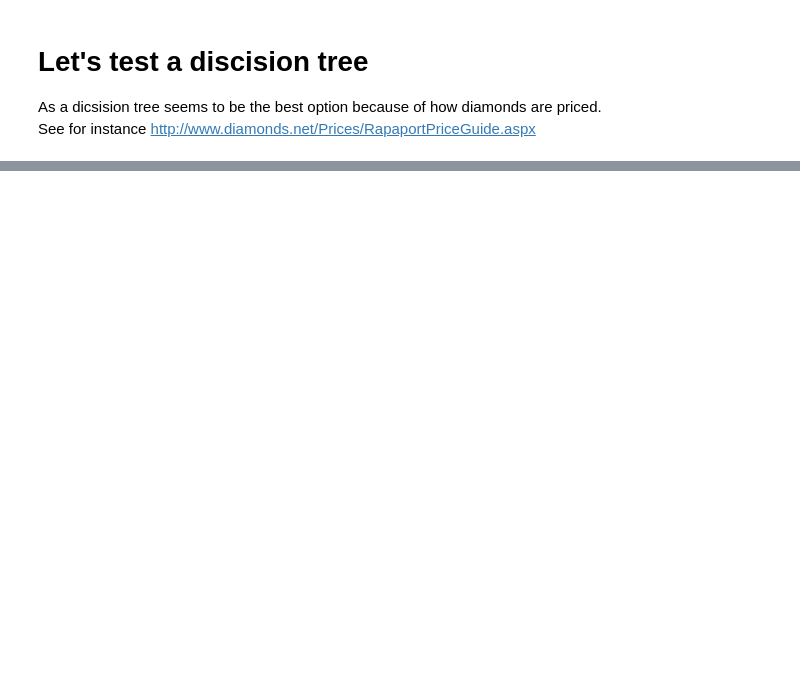
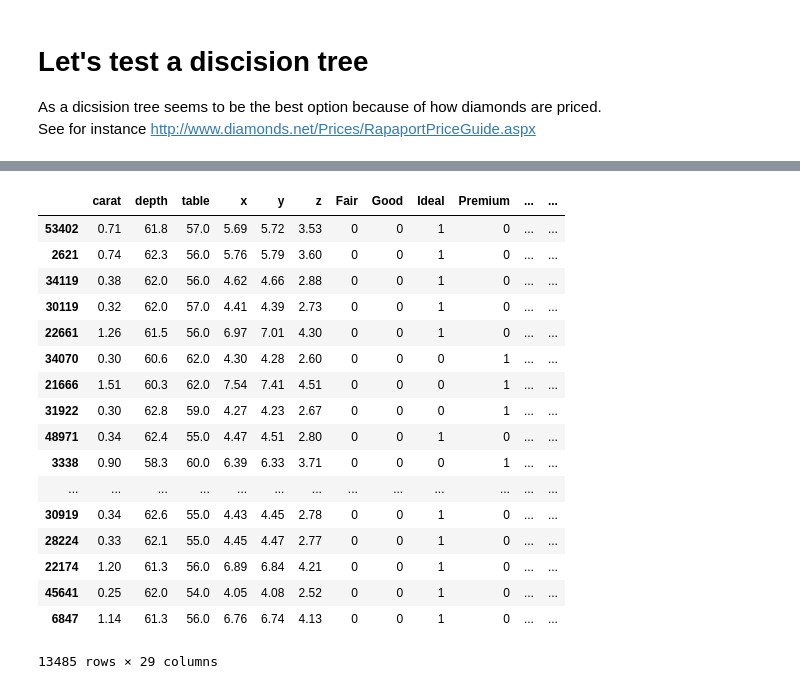
Before and after one commit to 0Rick0/DS-ML-Miniproject, a Jupyter notebook: diamonds.csv.ipynb, the cells around one changed output, grey strips where cells are left out. Drawn from its saved outputs; the diff is of its cells as text; code cells hidden in the pictures; blank space fills up the shorter version.

```diff
--- a/diamonds.csv.ipynb
+++ b/diamonds.csv.ipynb
@@ -199,0 +352,34 @@ Let's try some other algorithms to see if they give beter results.
+# %%
+def get_model(X):
+    def get_inner_model():
+        model = Sequential()
+        model.add(Dense(units=len(X.columns) * 2, input_dim=len(X.columns), activation='relu'))
+        # model.add(BatchNormalization())
+        model.add(Dense(units=len(X.columns), activation='relu'))
+        # model.add(Dense(units=8, activation='relu'))
+        # model.add(Dense(units=128, activation='relu'))
+        # model.add(Dense(units=128, activation='relu'))
+        # model.add(Dense(units=32, activation='relu'))
+        # model.add(Dense(units=16, activation='relu'))
+        # model.add(Dropout(0.4))
+        model.add(Dense(units=1))
+
+        model.compile(loss='mean_squared_error', optimizer='nadam')
+        return model
+    return get_inner_model
+# %%
+# With hot encoding
+X_train, X_test, y_train, y_test = train_test_split(X_hot, y)
+sc = StandardScaler()
+sc.fit(X_test, y_test)
+X_tests = sc.transform(X_test)
+
+estimators = [
+    ('standardize', StandardScaler()),
+    ('mlp', KerasRegressor(build_fn=get_model(X_hot), epochs=30, batch_size=16, validation_data=(X_tests, y_test), callbacks=[plot_losses]))
+    ]
+
+pipeline = Pipeline(estimators)
+
+
+pipeline.fit(X_train, y_train)
@@ -199,0 +393,27 @@ Let's try some other algorithms to see if they give beter results.
+# %%
+y_pred = pipeline.predict(X_test)
+
+total = X_test.copy()
+total['actual'] = y_test
+total['predict'] = y_pred
+total['delta'] = (y_test - y_pred).abs()
+total
+# %% [output]
+|  | carat | depth | table | x | y | z | Fair | Good | Ideal | Premium | ... | ... |
+| 53402 | 0.71 | 61.8 | 57.0 | 5.69 | 5.72 | 3.53 | 0 | 0 | 1 | 0 | ... | ... |
+| 2621 | 0.74 | 62.3 | 56.0 | 5.76 | 5.79 | 3.60 | 0 | 0 | 1 | 0 | ... | ... |
+| 34119 | 0.38 | 62.0 | 56.0 | 4.62 | 4.66 | 2.88 | 0 | 0 | 1 | 0 | ... | ... |
+| 30119 | 0.32 | 62.0 | 57.0 | 4.41 | 4.39 | 2.73 | 0 | 0 | 1 | 0 | ... | ... |
+| 22661 | 1.26 | 61.5 | 56.0 | 6.97 | 7.01 | 4.30 | 0 | 0 | 1 | 0 | ... | ... |
+| 34070 | 0.30 | 60.6 | 62.0 | 4.30 | 4.28 | 2.60 | 0 | 0 | 0 | 1 | ... | ... |
+| 21666 | 1.51 | 60.3 | 62.0 | 7.54 | 7.41 | 4.51 | 0 | 0 | 0 | 1 | ... | ... |
+| 31922 | 0.30 | 62.8 | 59.0 | 4.27 | 4.23 | 2.67 | 0 | 0 | 0 | 1 | ... | ... |
+| 48971 | 0.34 | 62.4 | 55.0 | 4.47 | 4.51 | 2.80 | 0 | 0 | 1 | 0 | ... | ... |
+| 3338 | 0.90 | 58.3 | 60.0 | 6.39 | 6.33 | 3.71 | 0 | 0 | 0 | 1 | ... | ... |
+| ... | ... | ... | ... | ... | ... | ... | ... | ... | ... | ... | ... | ... |
+| 30919 | 0.34 | 62.6 | 55.0 | 4.43 | 4.45 | 2.78 | 0 | 0 | 1 | 0 | ... | ... |
+| 28224 | 0.33 | 62.1 | 55.0 | 4.45 | 4.47 | 2.77 | 0 | 0 | 1 | 0 | ... | ... |
+| 22174 | 1.20 | 61.3 | 56.0 | 6.89 | 6.84 | 4.21 | 0 | 0 | 1 | 0 | ... | ... |
+| 45641 | 0.25 | 62.0 | 54.0 | 4.05 | 4.08 | 2.52 | 0 | 0 | 1 | 0 | ... | ... |
+| 6847 | 1.14 | 61.3 | 56.0 | 6.76 | 6.74 | 4.13 | 0 | 0 | 1 | 0 | ... | ... |
+13485 rows × 29 columns
```
Also changed, not shown: parts of 25 cells of this notebook.
